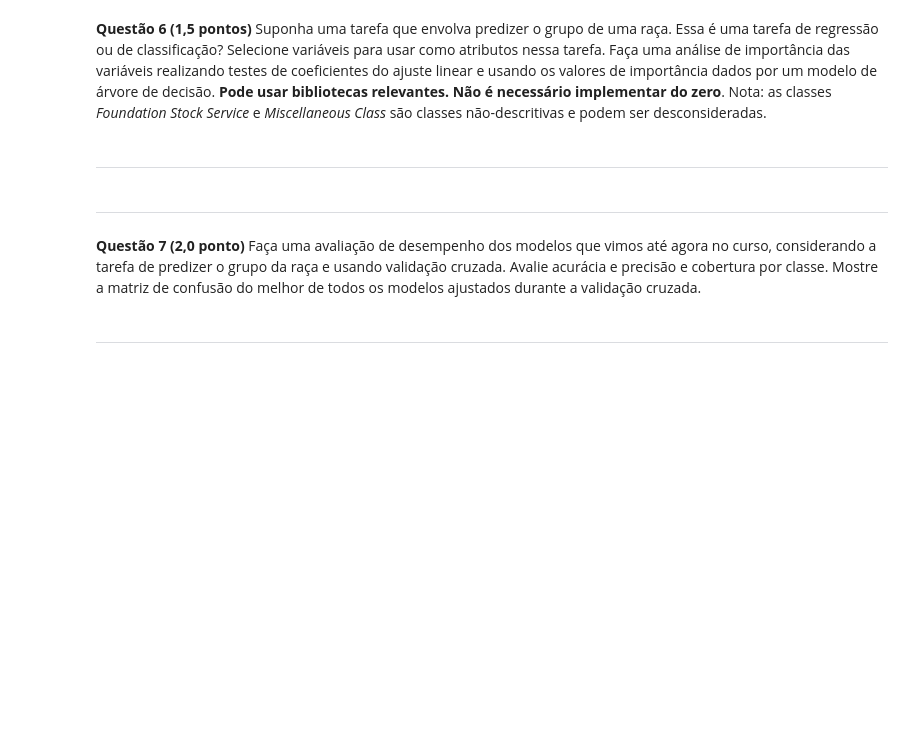
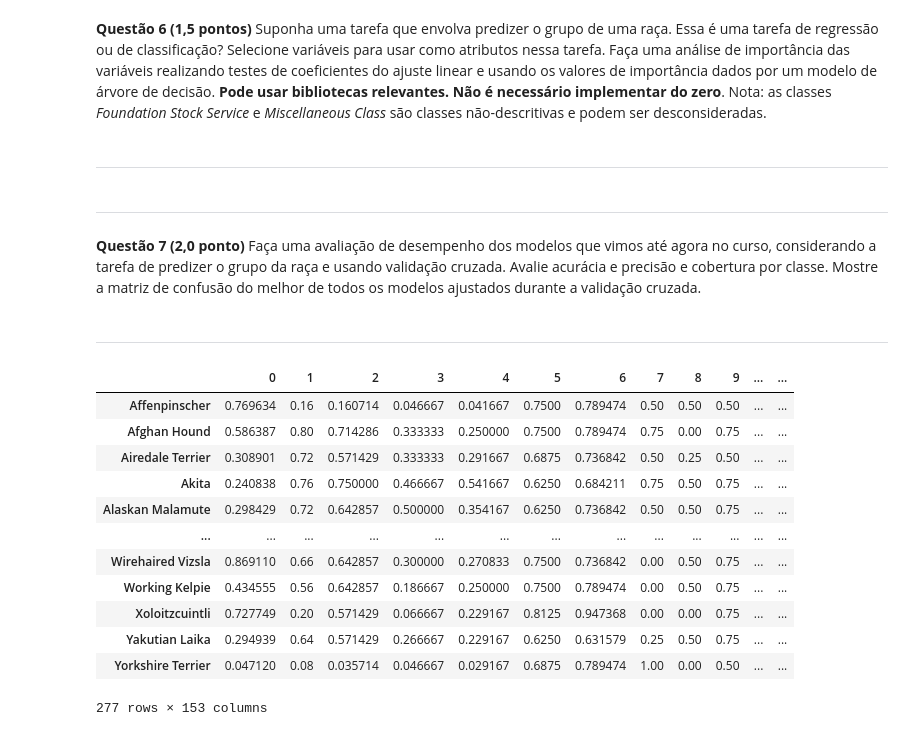
Before and after one commit to ItamarRocha/Machine-Learning-and-Data-Analysis, a Jupyter notebook: practice/courses/Machine-Learning UFPB 2020.1/TEST1/1-prova-2020..ipynb, the cells around one changed output. Saved outputs shown, nothing was run; the diff lists cells and outputs as text; code cells hidden in the pictures; blank space fills up the shorter version.

```diff
--- a/practice/courses/Machine-Learning UFPB 2020.1/TEST1/1-prova-2020..ipynb
+++ b/practice/courses/Machine-Learning UFPB 2020.1/TEST1/1-prova-2020..ipynb
@@ -466,0 +545,28 @@ pass
+# %%
+X_class = df2.drop(columns=["group"])
+# %%
+y_class = df2["group"]
+# %%
+#fazendo o scalling novamente
+from sklearn.preprocessing import MinMaxScaler
+
+scaler = MinMaxScaler()
+
+X_class = scaler.fit_transform(X_class)
+# %%
+classification_data = pd.DataFrame(X_class, index = y_class.index).join(y_class)
+classification_data
+# %% [output]
+|  | 0 | 1 | 2 | 3 | 4 | 5 | 6 | 7 | 8 | 9 | ... | ... |
+| Affenpinscher | 0.769634 | 0.16 | 0.160714 | 0.046667 | 0.041667 | 0.7500 | 0.789474 | 0.50 | 0.50 | 0.50 | ... | ... |
+| Afghan Hound | 0.586387 | 0.80 | 0.714286 | 0.333333 | 0.250000 | 0.7500 | 0.789474 | 0.75 | 0.00 | 0.75 | ... | ... |
+| Airedale Terrier | 0.308901 | 0.72 | 0.571429 | 0.333333 | 0.291667 | 0.6875 | 0.736842 | 0.50 | 0.25 | 0.50 | ... | ... |
+| Akita | 0.240838 | 0.76 | 0.750000 | 0.466667 | 0.541667 | 0.6250 | 0.684211 | 0.75 | 0.50 | 0.75 | ... | ... |
+| Alaskan Malamute | 0.298429 | 0.72 | 0.642857 | 0.500000 | 0.354167 | 0.6250 | 0.736842 | 0.50 | 0.50 | 0.75 | ... | ... |
+| ... | ... | ... | ... | ... | ... | ... | ... | ... | ... | ... | ... | ... |
+| Wirehaired Vizsla | 0.869110 | 0.66 | 0.642857 | 0.300000 | 0.270833 | 0.7500 | 0.736842 | 0.00 | 0.50 | 0.75 | ... | ... |
+| Working Kelpie | 0.434555 | 0.56 | 0.642857 | 0.186667 | 0.250000 | 0.7500 | 0.789474 | 0.00 | 0.50 | 0.75 | ... | ... |
+| Xoloitzcuintli | 0.727749 | 0.20 | 0.571429 | 0.066667 | 0.229167 | 0.8125 | 0.947368 | 0.00 | 0.00 | 0.75 | ... | ... |
+| Yakutian Laika | 0.294939 | 0.64 | 0.571429 | 0.266667 | 0.229167 | 0.6250 | 0.631579 | 0.25 | 0.50 | 0.75 | ... | ... |
+| Yorkshire Terrier | 0.047120 | 0.08 | 0.035714 | 0.046667 | 0.029167 | 0.6875 | 0.789474 | 1.00 | 0.00 | 0.50 | ... | ... |
+277 rows × 153 columns
```
Also changed, not shown: parts of 17 cells of this notebook.
